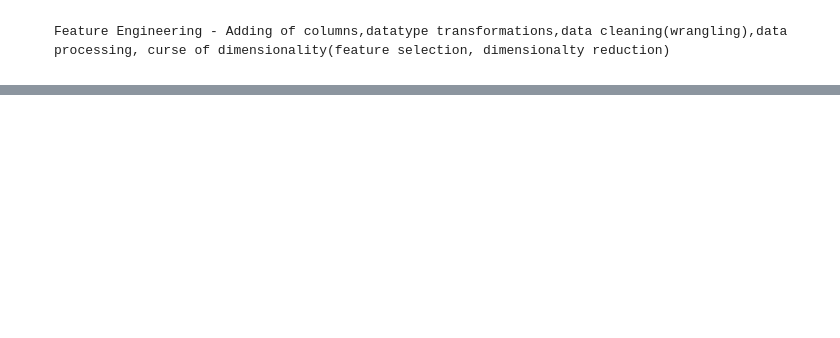
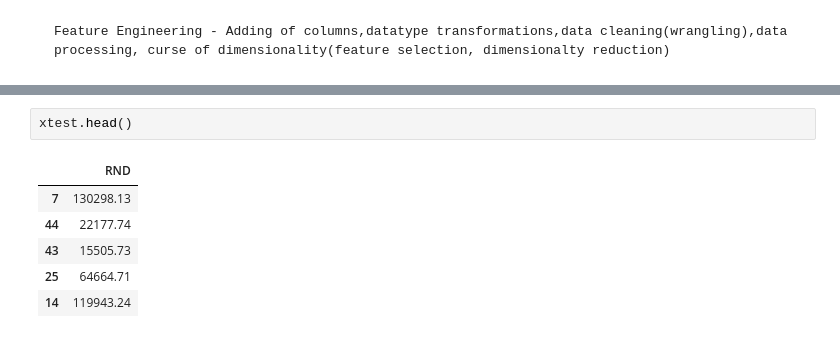
Before and after one commit to rushidhende06-pixel/Machine-learning, a Jupyter notebook: linear regression/Simple Linear Regression.ipynb, the cells around one changed output, grey strips where cells are left out. Saved outputs shown, nothing was run; the diff lists cells and outputs as text; blank space fills up the shorter version.

```diff
--- a/linear regression/Simple Linear Regression.ipynb
+++ b/linear regression/Simple Linear Regression.ipynb
@@ -99,0 +147,9 @@ Y.head()
+# %%
+xtest.head()
+# %% [output]
+|  | RND |
+| 7 | 130298.13 |
+| 44 | 22177.74 |
+| 43 | 15505.73 |
+| 25 | 64664.71 |
+| 14 | 119943.24 |
```
Also changed, not shown: parts of 21 cells of this notebook.
